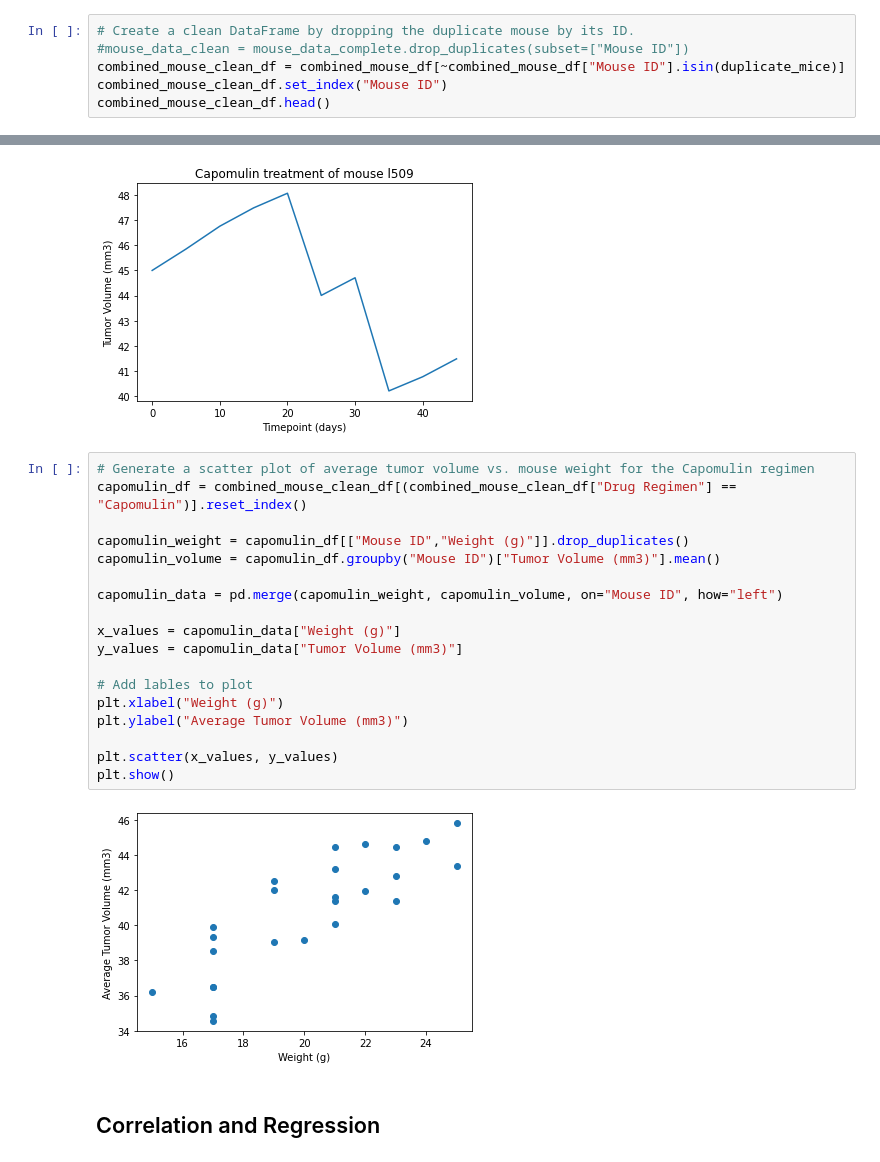
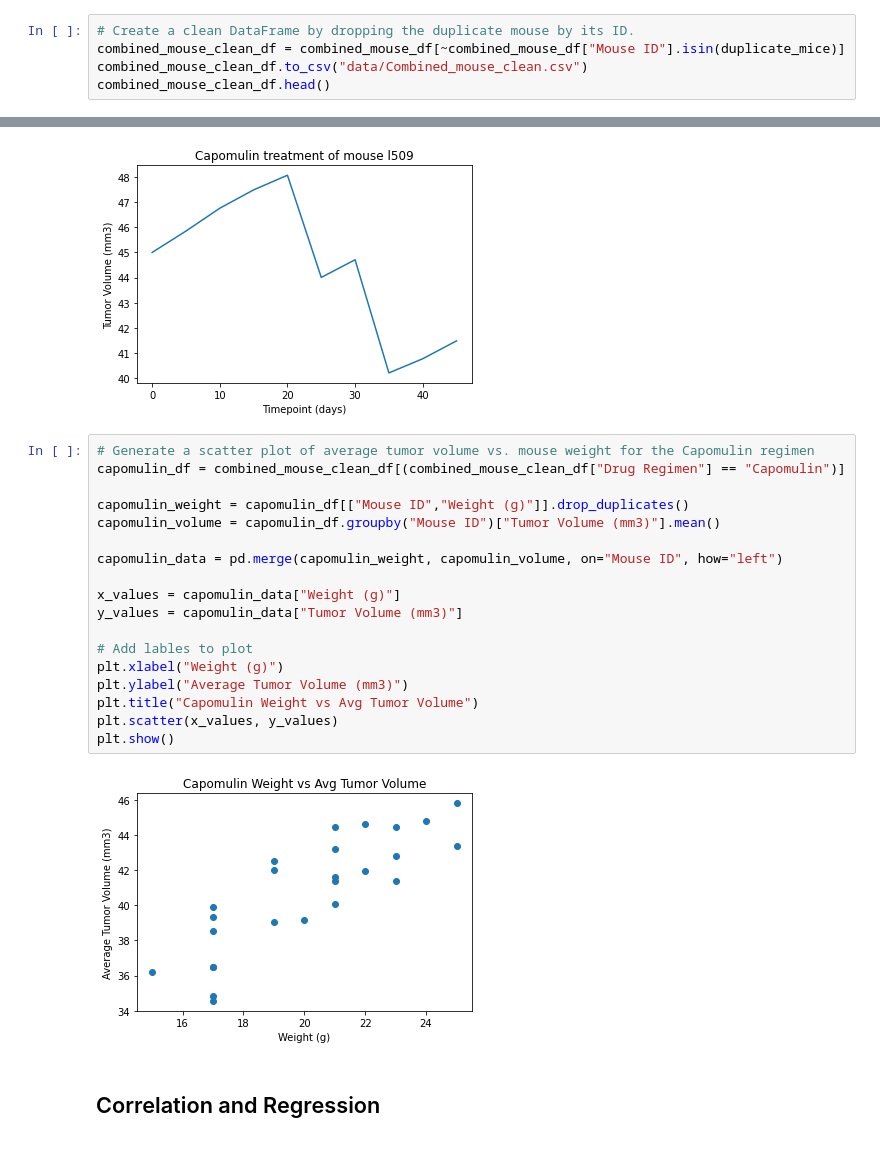
Before and after one commit to CFreeman04/5.Matplotlib, a Jupyter notebook: Pymaceuticals/pymaceuticals_starter.ipynb, the cells around one changed output, grey strips where cells are left out. Saved outputs shown, nothing was run; the diff lists cells and outputs as text.

```diff
--- a/Pymaceuticals/pymaceuticals_starter.ipynb
+++ b/Pymaceuticals/pymaceuticals_starter.ipynb
@@ -68,9 +70,8 @@ duplicate_mice_df
 | 1592 | g989 | 35 | 62.570880 | 2 | Propriva | Female | 21 | ... |
 # %%
 # Create a clean DataFrame by dropping the duplicate mouse by its ID.
-#mouse_data_clean = mouse_data_complete.drop_duplicates(subset=["Mouse ID"])
 combined_mouse_clean_df = combined_mouse_df[~combined_mouse_df["Mouse ID"].isin(duplicate_mice)]
-combined_mouse_clean_df.set_index("Mouse ID")
+combined_mouse_clean_df.to_csv("data/Combined_mouse_clean.csv")
 combined_mouse_clean_df.head()
 # %% [output]
 |  | Mouse ID | Timepoint | Tumor Volume (mm3) | Metastatic Sites | Drug Regimen | Sex | Age_months | ... |
@@ -258,24 +270,24 @@ plt.show()
 [figure]
 # %%
 # Generate a scatter plot of average tumor volume vs. mouse weight for the Capomulin regimen
-capomulin_df = combined_mouse_clean_df[(combined_mouse_clean_df["Drug Regimen"] == "Capomulin")].reset_index()
+capomulin_df = combined_mouse_clean_df[(combined_mouse_clean_df["Drug Regimen"] == "Capomulin")]
 
 capomulin_weight = capomulin_df[["Mouse ID","Weight (g)"]].drop_duplicates()
 capomulin_volume = capomulin_df.groupby("Mouse ID")["Tumor Volume (mm3)"].mean()
 
 capomulin_data = pd.merge(capomulin_weight, capomulin_volume, on="Mouse ID", how="left")
 
 x_values = capomulin_data["Weight (g)"]
 y_values = capomulin_data["Tumor Volume (mm3)"]
 
 # Add lables to plot
 plt.xlabel("Weight (g)")
 plt.ylabel("Average Tumor Volume (mm3)")
-
+plt.title("Capomulin Weight vs Avg Tumor Volume")
 plt.scatter(x_values, y_values)
 plt.show()
 # %% [output]
-[figure, old version]
+[figure, new version]
 # %% [markdown]
 ## Correlation and Regression
 # %%
```
Also changed, not shown: parts of 8 cells of this notebook, 7 other files.
